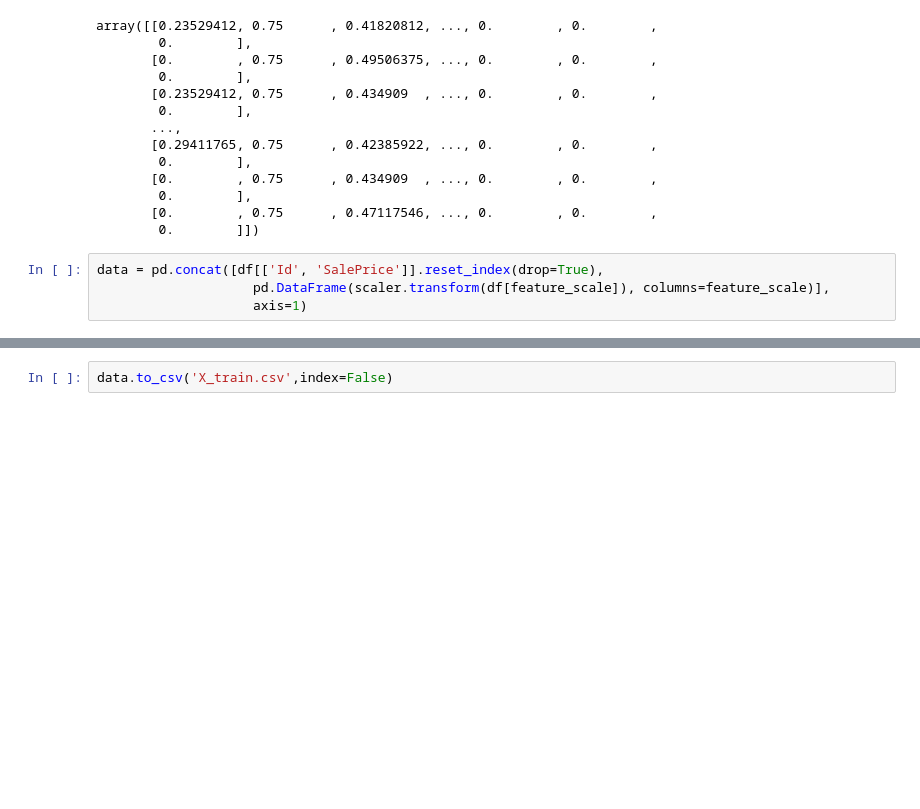
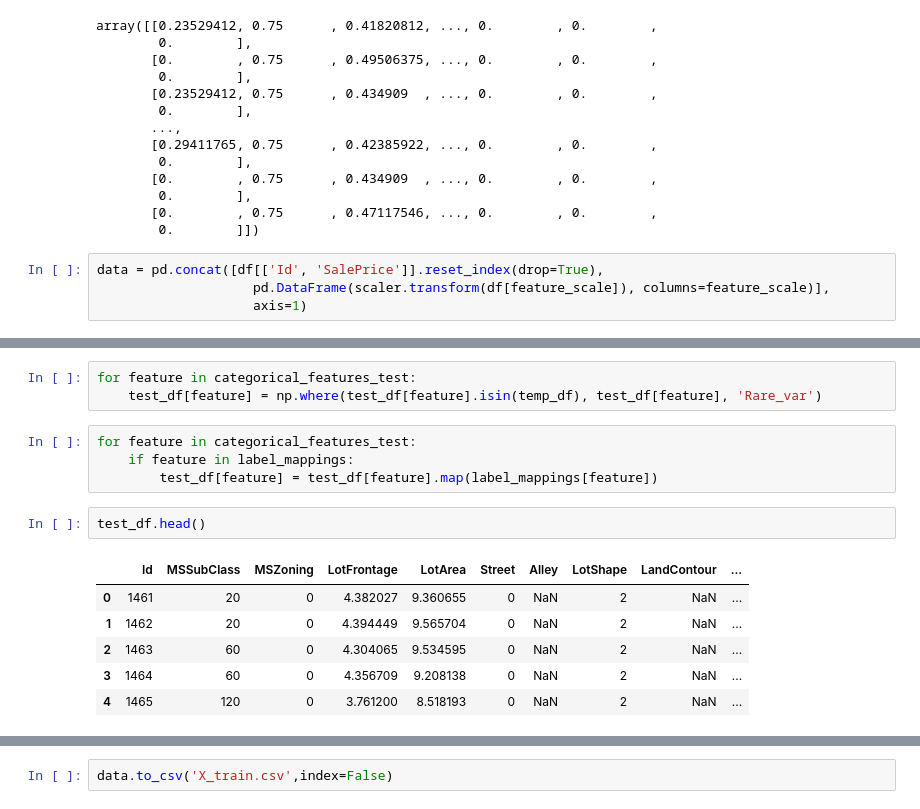
Before and after one commit to Avya-9/ML, a Jupyter notebook: house-price-prediction/pricepred.ipynb, the cells around one changed output, grey strips where cells are left out. Drawn from its saved outputs; the diff is of its cells as text; blank space fills up the shorter version.

```diff
--- a/house-price-prediction/pricepred.ipynb
+++ b/house-price-prediction/pricepred.ipynb
@@ -520,0 +711,16 @@ data = pd.concat([df[['Id', 'SalePrice']].reset_index(drop=True),
+# %%
+for feature in categorical_features_test:
+    test_df[feature] = np.where(test_df[feature].isin(temp_df), test_df[feature], 'Rare_var')
+# %%
+for feature in categorical_features_test:
+    if feature in label_mappings:
+        test_df[feature] = test_df[feature].map(label_mappings[feature])
+# %%
+test_df.head()
+# %% [output]
+|  | Id | MSSubClass | MSZoning | LotFrontage | LotArea | Street | Alley | LotShape | LandContour | ... |
+| 0 | 1461 | 20 | 0 | 4.382027 | 9.360655 | 0 | NaN | 2 | NaN | ... |
+| 1 | 1462 | 20 | 0 | 4.394449 | 9.565704 | 0 | NaN | 2 | NaN | ... |
+| 2 | 1463 | 60 | 0 | 4.304065 | 9.534595 | 0 | NaN | 2 | NaN | ... |
+| 3 | 1464 | 60 | 0 | 4.356709 | 9.208138 | 0 | NaN | 2 | NaN | ... |
+| 4 | 1465 | 120 | 0 | 3.761200 | 8.518193 | 0 | NaN | 2 | NaN | ... |
```
Also changed, not shown: parts of 28 cells of this notebook, 17 other files.
